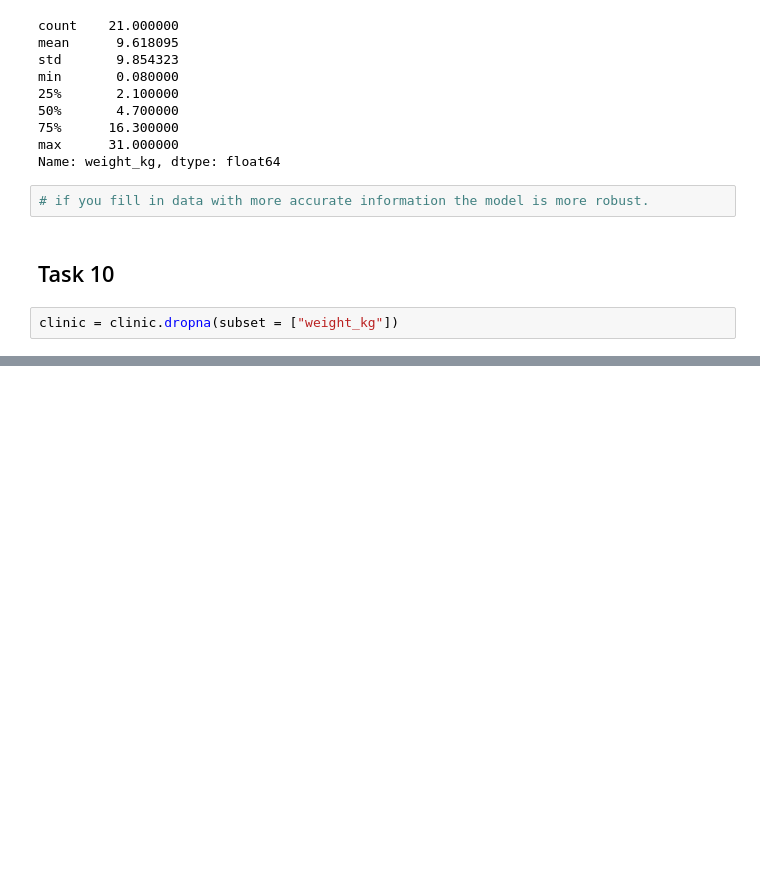
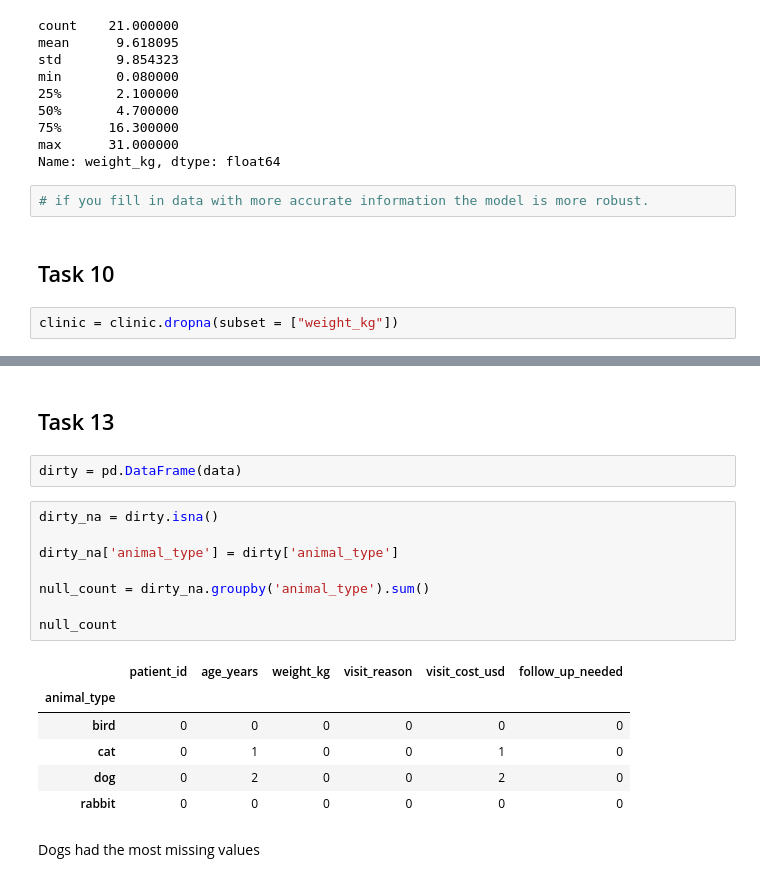
Before and after one commit to crussell1856/Clean-Data, a Jupyter notebook: Clean-Data-Exercise.ipynb, the cells around one changed output, grey strips where cells are left out. Drawn from its saved outputs; the diff is of its cells as text; blank space fills up the shorter version.

```diff
--- a/Clean-Data-Exercise.ipynb
+++ b/Clean-Data-Exercise.ipynb
@@ -326,0 +360,21 @@ clinic.shape
+# %% [markdown]
+## Task 13
+# %%
+dirty = pd.DataFrame(data)
+# %%
+dirty_na = dirty.isna()
+
+dirty_na['animal_type'] = dirty['animal_type']
+
+null_count = dirty_na.groupby('animal_type').sum()
+
+null_count
+# %% [output]
+|  | patient_id | age_years | weight_kg | visit_reason | visit_cost_usd | follow_up_needed |
+| animal_type |  |  |  |  |  |  |
+| bird | 0 | 0 | 0 | 0 | 0 | 0 |
+| cat | 0 | 1 | 0 | 0 | 1 | 0 |
+| dog | 0 | 2 | 0 | 0 | 2 | 0 |
+| rabbit | 0 | 0 | 0 | 0 | 0 | 0 |
+# %% [markdown]
+Dogs had the most missing values
```
Also changed, not shown: parts of 9 cells of this notebook.
